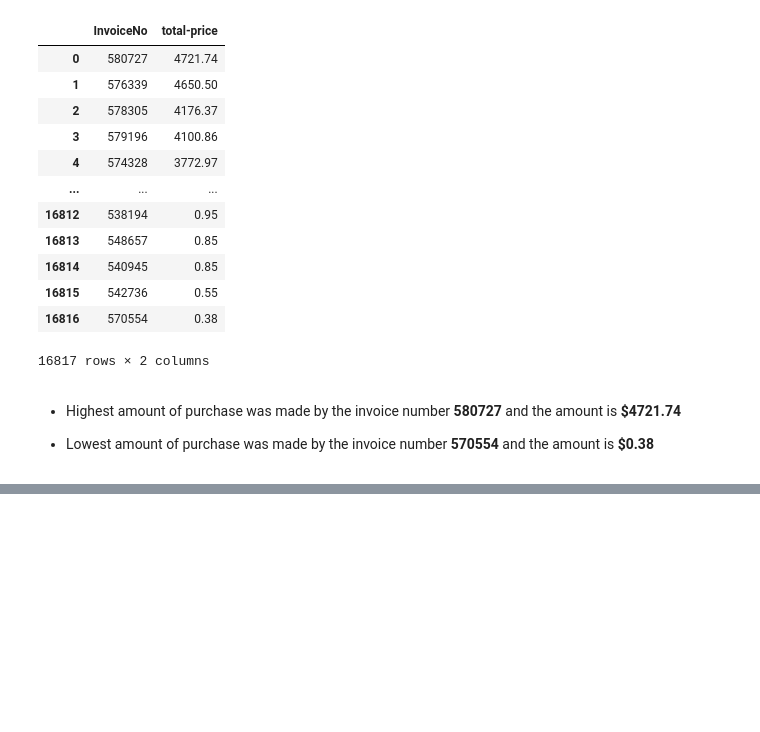
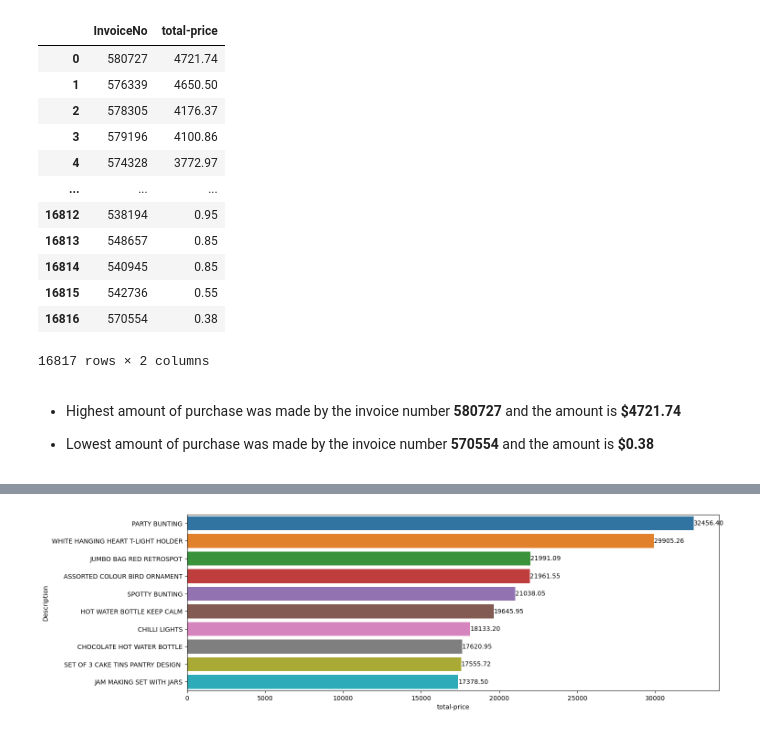
Before and after one commit to sanhiitaa/customer-segmentation-rfm-analysis, a Jupyter notebook: customer_segmentation.ipynb, the cells around one changed output, grey strips where cells are left out. Cells and saved outputs as stored; diff of their text form; code cells hidden in the pictures; blank space fills up the shorter version.

```diff
--- a/customer_segmentation.ipynb
+++ b/customer_segmentation.ipynb
@@ -383,3 +369,23 @@ inv
 - Highest amount of purchase was made by the invoice number **580727** and the amount is **$4721.74**
 
 - Lowest amount of purchase was made by the invoice number **570554** and the amount is	**$0.38**
+# %%
+# function to annotate barplots:
+
+# for horizontal barplots
+def ann_horizontal(ax):
+  for p in ax.patches:
+    height=p.get_height()/2
+    width=p.get_width()
+    ax.annotate(f'{width:.2f}', (width, p.get_y()+height),
+                ha='left', va='center',
+                textcoords='data')
+
+# for vertical barplots
+def ann_vertical(ax):
+  for p in ax.patches:
+    height=p.get_height()
+    width=p.get_width()/2
+    ax.annotate(f'{height:.2f}', (p.get_x()+ width, height),
+                ha='center', va='bottom',
+                textcoords='data')
@@ -385,0 +394,4 @@ inv
+# %%
+# top 10 products in the UK
+top10products=df[df.Country=='United Kingdom'].groupby('Description')['total-price'].sum().sort_values(ascending=False).reset_index()[:10]
+top10products.nlargest(10,'total-price')
@@ -385,0 +410,6 @@ inv
+# %%
+plt.figure(figsize=(15,5))
+ax=sns.barplot(x=top10products['total-price'], y=top10products['Description'])
+ann_horizontal(ax);
+# %% [output]
+[figure, added]
```
Also changed, not shown: parts of 16 cells of this notebook.
